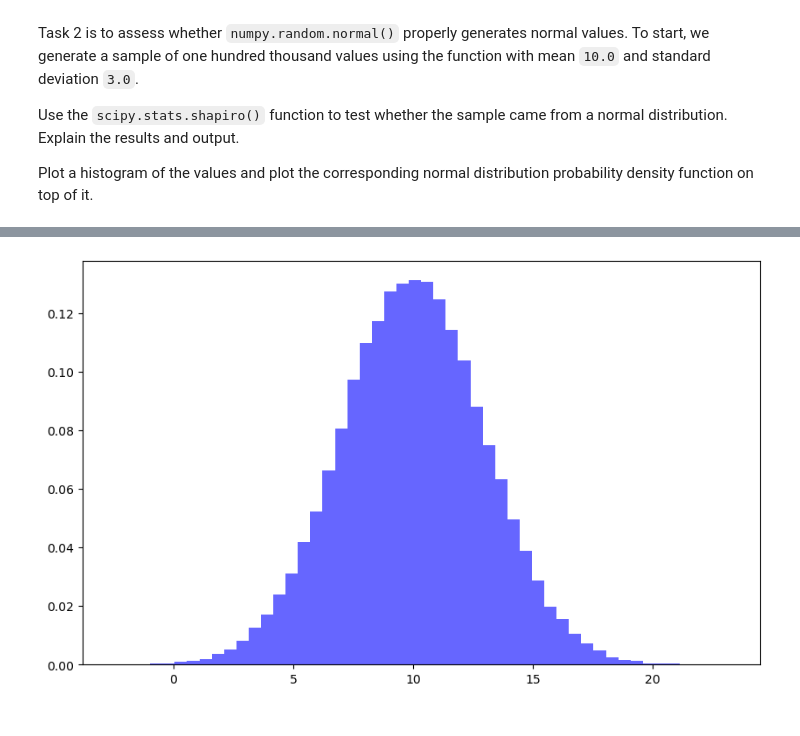
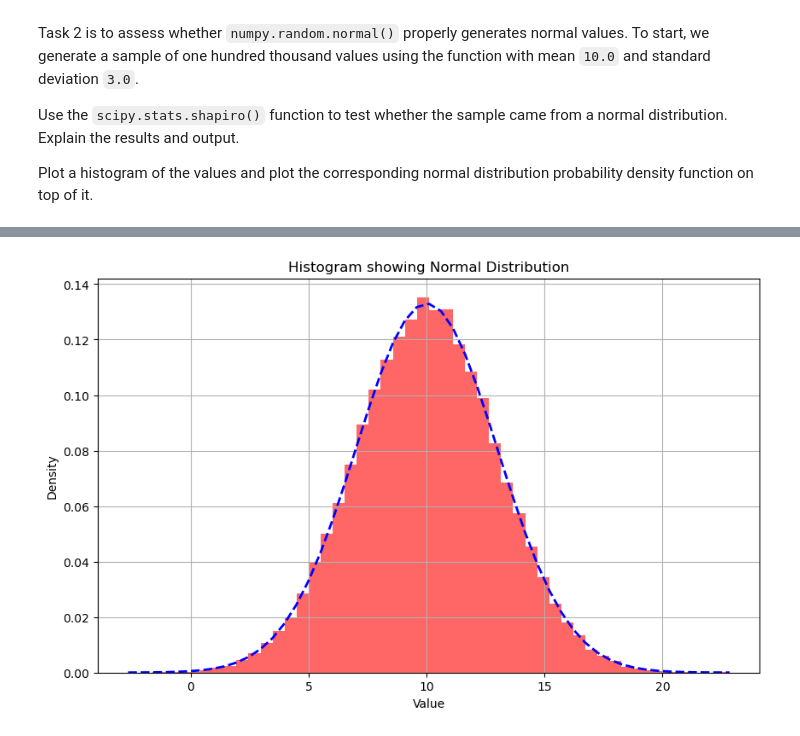
Before and after one commit to kevinsenan/applied_statistics_24_25, a Jupyter notebook: tasks.ipynb, the cells around one changed output, grey strips where cells are left out. Cells and saved outputs as stored; diff of their text form; code cells hidden in the pictures.

```diff
--- a/tasks.ipynb
+++ b/tasks.ipynb
@@ -209,5 +209,12 @@ p-value: 0.5229006409645081
 # %%
 plt.figure(figsize=(10, 6))
-count, bins, _ = plt.hist(sample, bins=50, density=True, alpha=0.6, color='b')
+count, bins, _ = plt.hist(sample, bins=50, density=True, alpha=0.6, color='r')
+pdf = stats.norm.pdf(bins, mu, sigma)
+plt.plot(bins, pdf, 'b--', linewidth=2)
+plt.title("Histogram showing Normal Distribution")
+plt.xlabel("Value")
+plt.ylabel("Density")
+plt.grid()
+plt.show()
 # %% [output]
-[figure, old version]
+[figure, new version]
```
Also changed, not shown: parts of 6 cells of this notebook.
